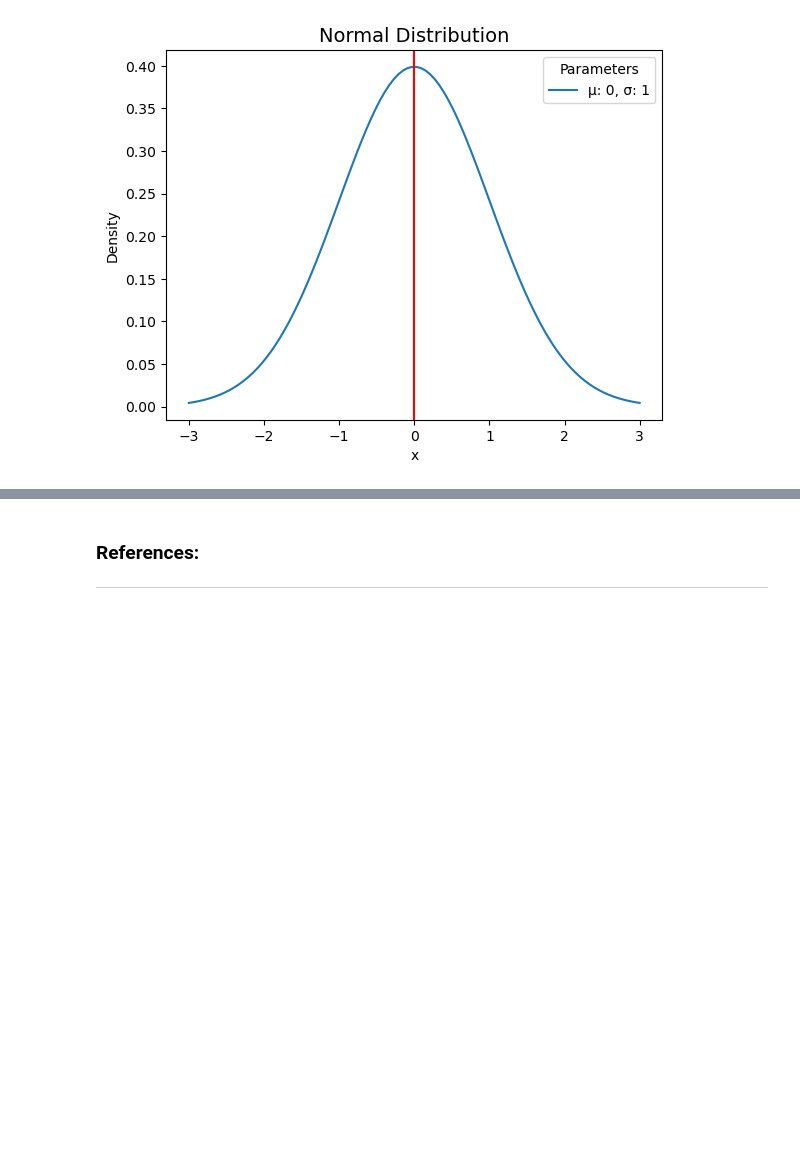
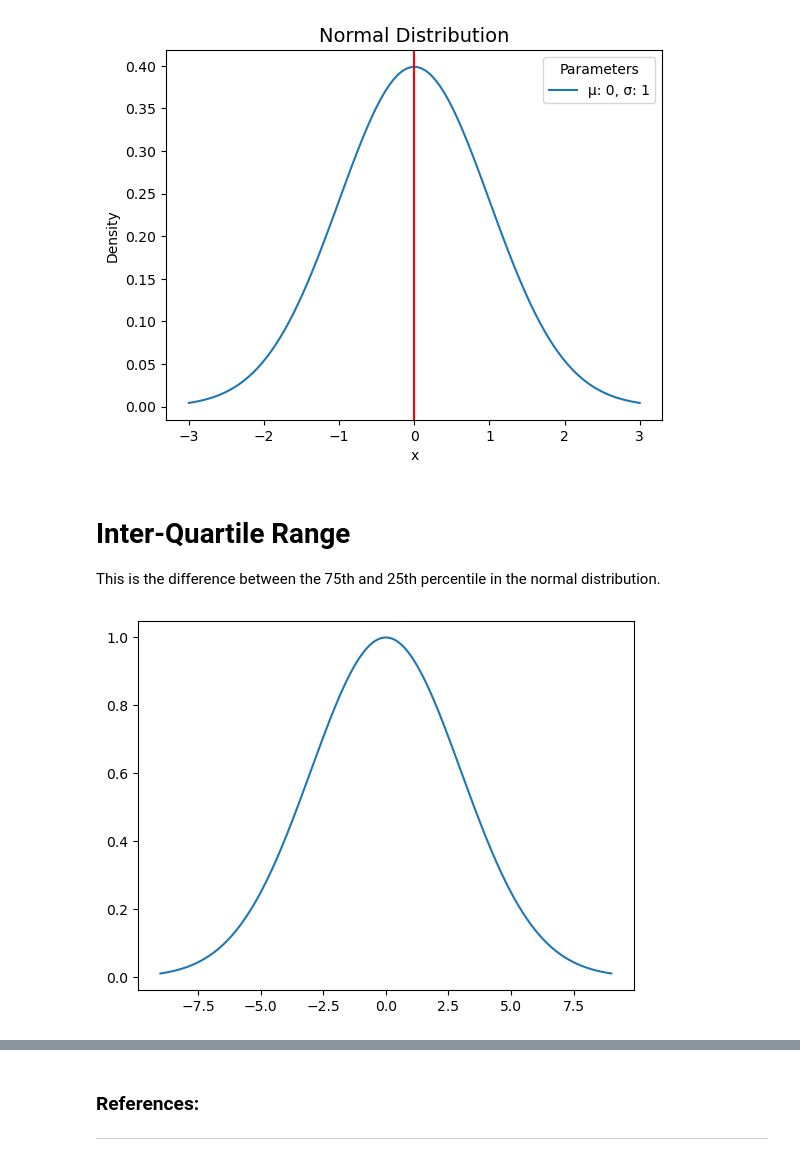
Before and after one commit to SeanE15/Fundamentals-for-Data-Analysis, a Jupyter notebook: The_Normal_Distribution.ipynb, the cells around one changed output, grey strips where cells are left out. Drawn from its saved outputs; the diff is of its cells as text; code cells hidden in the pictures; blank space fills up the shorter version.

```diff
--- a/The_Normal_Distribution.ipynb
+++ b/The_Normal_Distribution.ipynb
@@ -141,3 +140,17 @@ plt.title('Normal Distribution', fontsize=14)
 # %% [output]
 Text(0.5, 1.0, 'Normal Distribution')
 [figure]
+# %% [markdown]
+# Inter-Quartile Range
+
+This is the difference between the 75th and 25th percentile in the normal distribution.
+# %%
+mu, sigma = 0.0, 3.0
+
+# Range of x values.
+x = np.linspace(-9.0, 9.0, 1000)
+
+# Plot of full e part of normal pdf.
+plt.plot(x, np.exp(-((x - mu)**2 / (2 * sigma**2))));
+# %% [output]
+[figure, added]
```
Also changed, not shown: parts of 6 cells of this notebook, 1 other file.
